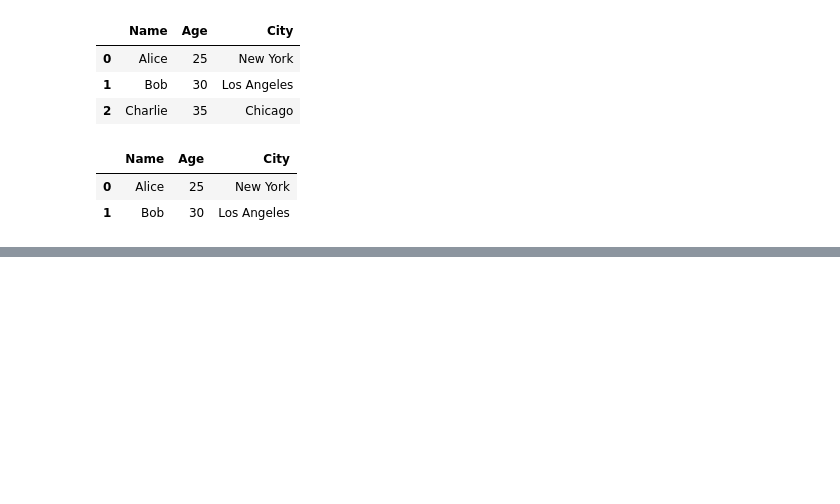
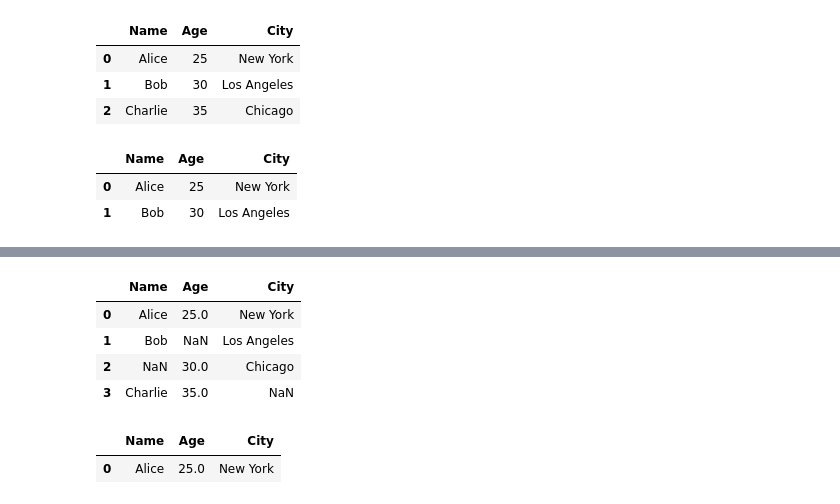
Before and after one commit to srinivasskc/my_datascience_journal, a Jupyter notebook: pandas_notebook.ipynb, the cells around one changed output, grey strips where cells are left out. Cells and saved outputs as stored; diff of their text form; code cells hidden in the pictures; blank space fills up the shorter version.

```diff
--- a/pandas_notebook.ipynb
+++ b/pandas_notebook.ipynb
@@ -625,0 +700,9 @@ df_new_dict.iloc[0:2]
+# %%
+df_nan
+# This displays rows with missing values still present in the DataFrame.
+# %% [output]
+|  | Name | Age | City |
+| 0 | Alice | 25.0 | New York |
+| 1 | Bob | NaN | Los Angeles |
+| 2 | NaN | 30.0 | Chicago |
+| 3 | Charlie | 35.0 | NaN |
@@ -625,0 +713,5 @@ df_new_dict.iloc[0:2]
+# %%
+df_nan
+# %% [output]
+|  | Name | Age | City |
+| 0 | Alice | 25.0 | New York |
```
Also changed, not shown: parts of 49 cells of this notebook.
